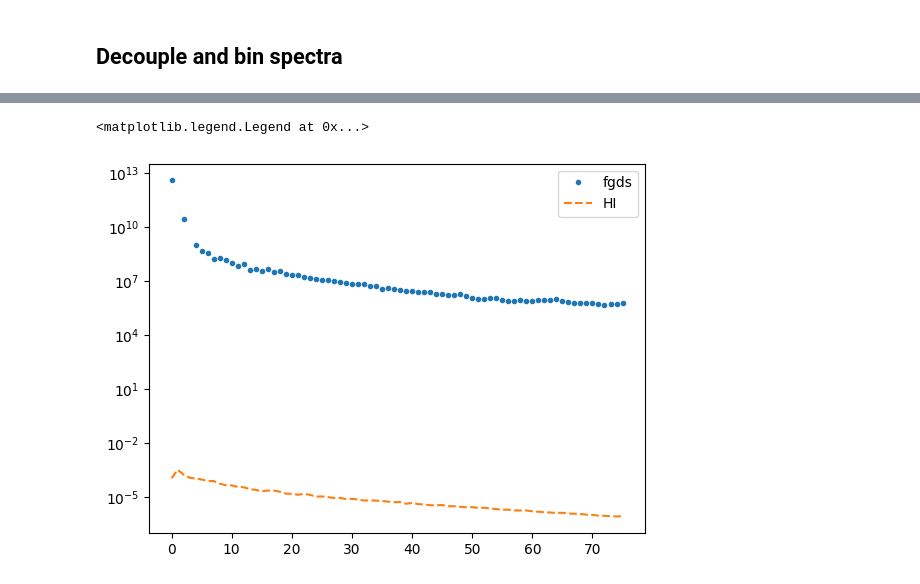
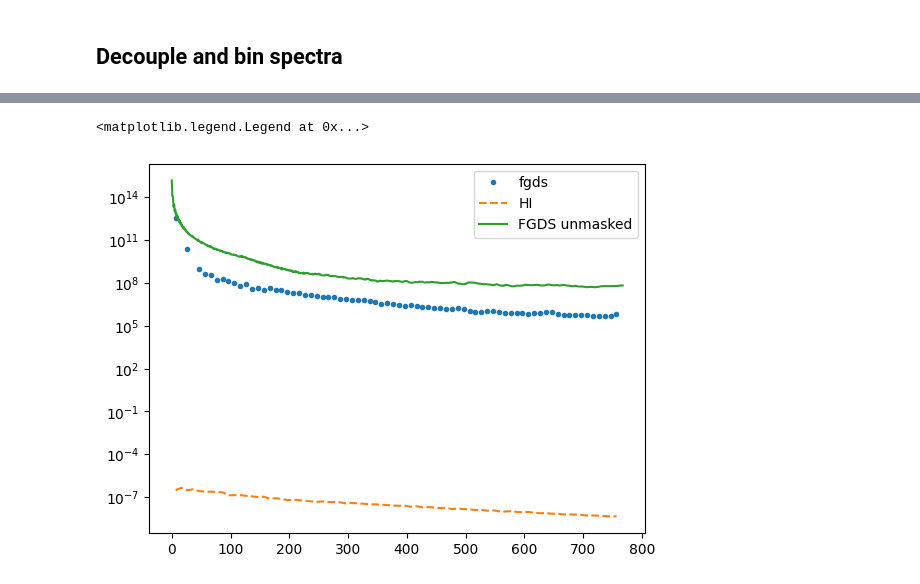
Before and after one commit to urwa99/SMICA_Paper, a Jupyter notebook: Notebooks_1/smica_test.ipynb, the cells around one changed output, grey strips where cells are left out. Drawn from its saved outputs; the diff is of its cells as text; code cells hidden in the pictures.

```diff
--- a/Notebooks_1/smica_test.ipynb
+++ b/Notebooks_1/smica_test.ipynb
@@ -201,11 +217,12 @@ plt.legend()
 # %%
-plt.plot(dec_fgds[:,0,0], '.',label='fgds')
-plt.plot(dec_hi[:,0,0], '--', label='HI')
-plt.yscale('log')
-# plt.plot( dec_fgds[5:,0,0]-dec_hi[5:,0,0], label='fgds - HI')
-# plt.loglog()
-plt.legend()
-#width 10
+# plt.plot(leff,dec_fgds[:,0,0], '.',label='fgds')
+# plt.plot(leff,dec_hi[:,0,0], '--', label='HI')
+# plt.yscale('log')
+# plt.plot(cl_fgds_true, label='FGDS unmasked')
+# # plt.plot( dec_fgds[5:,0,0]-dec_hi[5:,0,0], label='fgds - HI')
+# # plt.loglog()
+# plt.legend()
+# #width 10
 # %% [output]
 <matplotlib.legend.Legend at 0x...>
-[figure, old version]
+[figure, new version]
```
Also changed, not shown: parts of 44 cells of this notebook.
